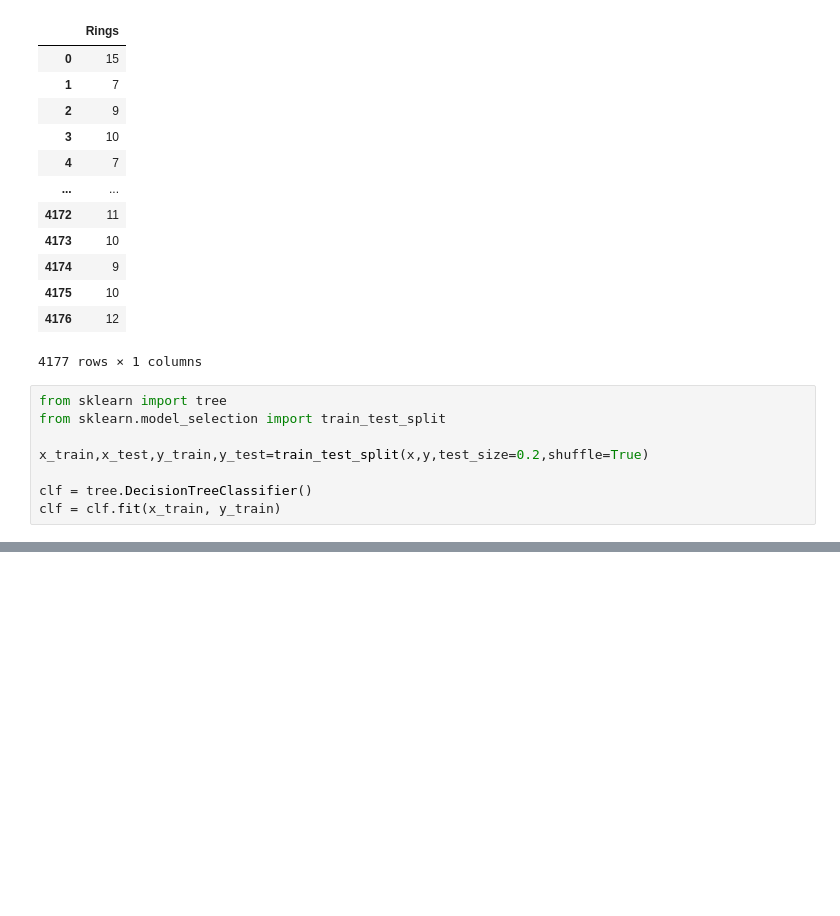
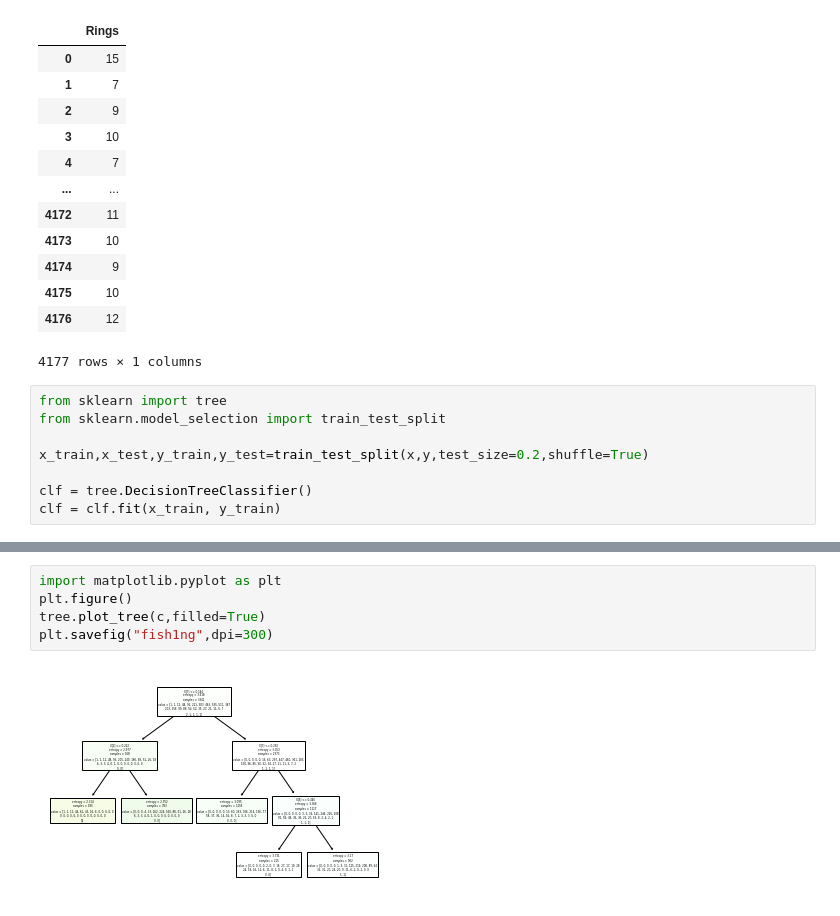
Before and after one commit to fredhsu777/hw1_M11112075, a Jupyter notebook: 資料探勘作業一-鮑魚年齡預測.ipynb, the cells around one changed output, grey strips where cells are left out. Saved outputs shown, nothing was run; the diff lists cells and outputs as text; blank space fills up the shorter version.

```diff
--- a/資料探勘作業一-鮑魚年齡預測.ipynb
+++ b/資料探勘作業一-鮑魚年齡預測.ipynb
@@ -107,0 +258,7 @@ array([11,  9, 10,  8,  7,  9,  8, 10,  7,  9,  9,  9, 10,  8, 12,  6,  8,
+# %%
+import matplotlib.pyplot as plt
+plt.figure()
+tree.plot_tree(c,filled=True)
+plt.savefig("fish1ng",dpi=300)
+# %% [output]
+[figure, added]
```
Also changed, not shown: parts of 20 cells of this notebook, 3 other files.
